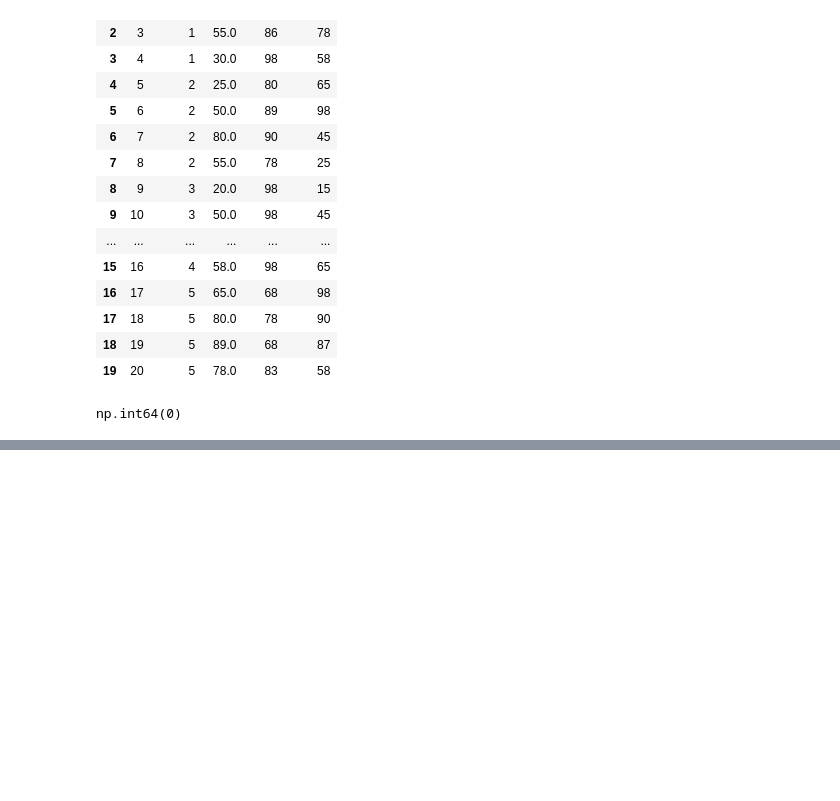
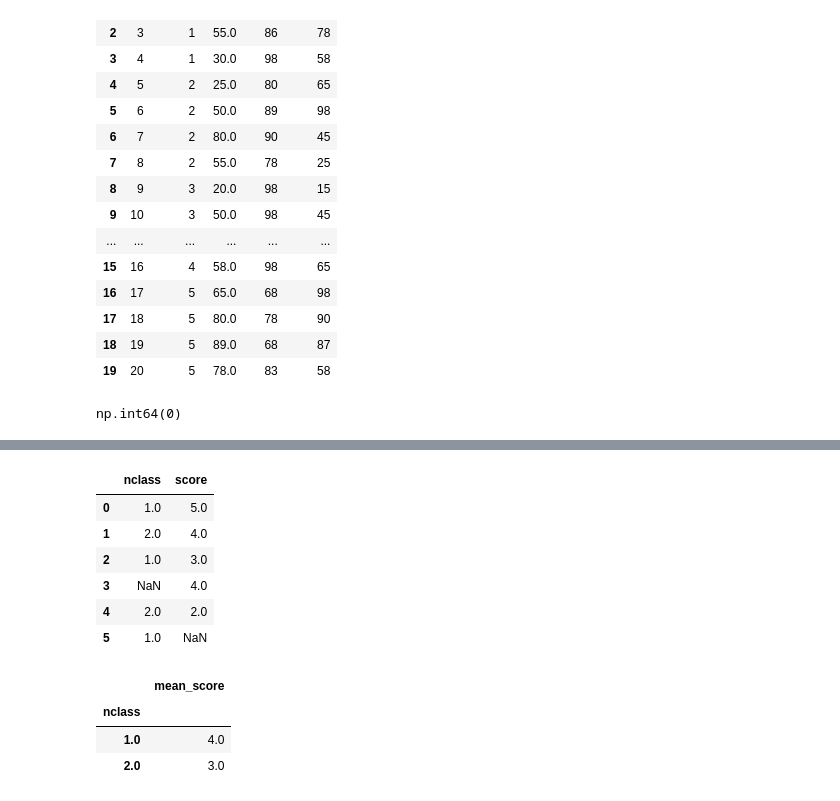
Before and after one commit to Likelion-at-SMWU-13th/KimMinSeo, a Jupyter notebook: part07/preprocessing3.ipynb, the cells around one changed output, grey strips where cells are left out. Saved outputs shown, nothing was run; the diff lists cells and outputs as text; code cells hidden in the pictures; blank space fills up the shorter version.

```diff
--- a/part07/preprocessing3.ipynb
+++ b/part07/preprocessing3.ipynb
@@ -114,0 +156,20 @@ np.int64(0)
+# %%
+df['score'] = np.where(df['score'] > 5, np.nan, df['score'])
+df
+# %% [output]
+|  | nclass | score |
+| 0 | 1.0 | 5.0 |
+| 1 | 2.0 | 4.0 |
+| 2 | 1.0 | 3.0 |
+| 3 | NaN | 4.0 |
+| 4 | 2.0 | 2.0 |
+| 5 | 1.0 | NaN |
+# %%
+df.dropna(subset= ['nclass', 'score']) \
+    .groupby('nclass') \
+    .agg(mean_score = ('score', 'mean'))
+# %% [output]
+|  | mean_score |
+| nclass |  |
+| 1.0 | 4.0 |
+| 2.0 | 3.0 |
```
Also changed, not shown: parts of 12 cells of this notebook.
